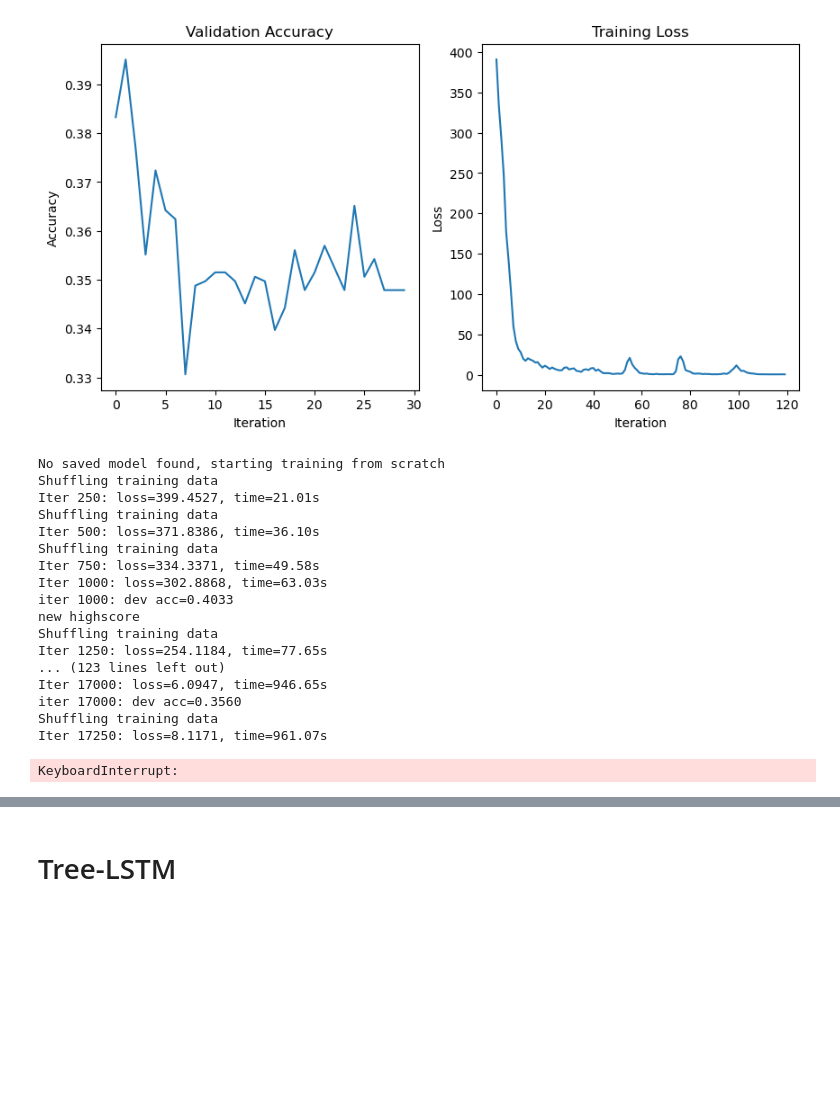
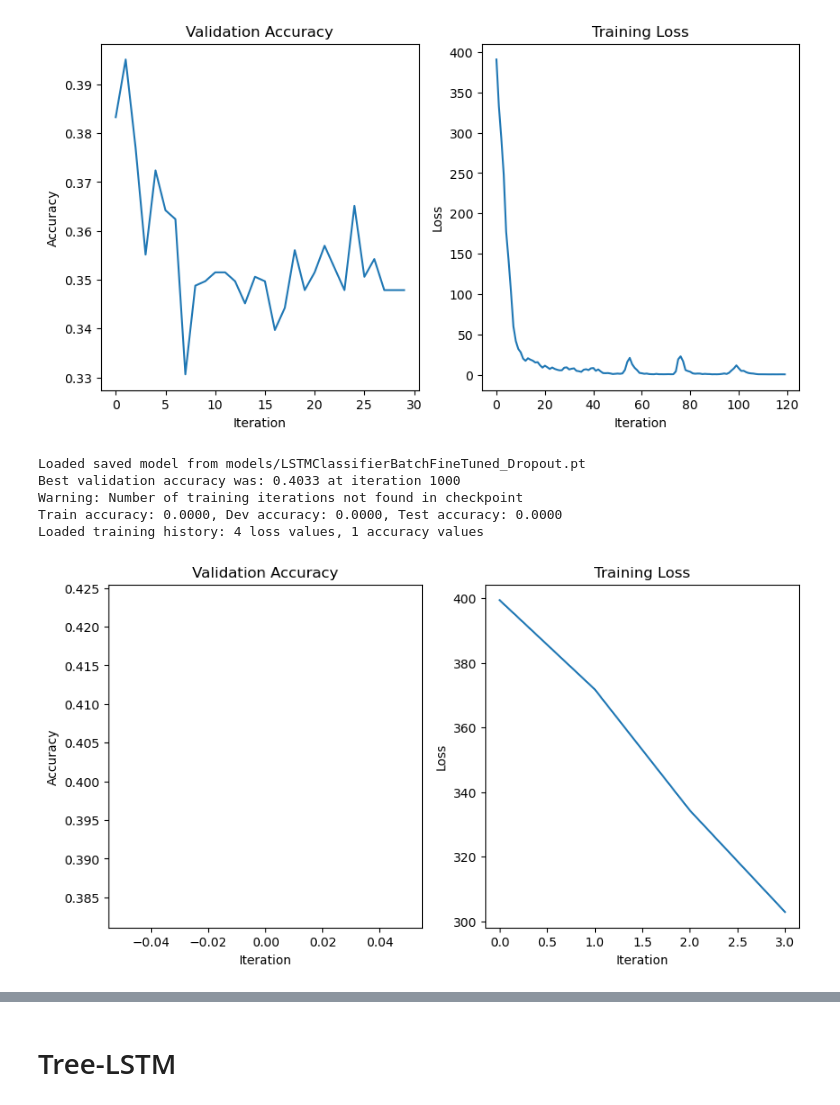
Before and after one commit to NiccoloCase/uva-nlp-1-assignments, a Jupyter notebook: assignment2/NLP1_2025_Practical_2.ipynb, the cells around one changed output, grey strips where cells are left out. Cells and saved outputs as stored; diff of their text form; code cells hidden in the pictures; blank space fills up the shorter version.

```diff
--- a/assignment2/NLP1_2025_Practical_2.ipynb
+++ b/assignment2/NLP1_2025_Practical_2.ipynb
@@ -586,7 +587,9 @@ def train_model(model, optimizer, num_iterations=10000,
   Returns:
     - losses: list of training loss values
     - accuracies: list of validation accuracies
-
+    - train_acc: final training accuracy
+    - dev_acc: final validation accuracy
+    - test_acc: final test accuracy
 
     I have modified the original code to save the losses and accuracies during training and
     to allow for a custom model name for saving the model.
@@ -704,13 +707,18 @@ def train_model(model, optimizer, num_iterations=10000,
 
         # Save test accuracy to checkpoint
         ckpt["test_acc"] = test_acc
+        ckpt["train_acc"] = train_acc
+        ckpt["dev_acc"] = dev_acc
         torch.save(ckpt, path)
 
         print("best model iter {:d}: "
               "train acc={:.4f}, dev acc={:.4f}, test acc={:.4f}".format(
                   best_iter, train_acc, dev_acc, test_acc))
 
-        return losses, accuracies
+
+        # I have also modified the return statement to return also the accuracies of the train, dev, and test sets.
+        # - Niccolò
+        return losses, accuracies, train_acc, dev_acc, test_acc
 # %%
 def load_or_train_model(model, optimizer, num_iterations=10000,
                 print_every=1000, eval_every=1000,
@@ -745,11 +753,11 @@ def load_or_train_model(model, optimizer, num_iterations=10000,
         else:
             print("Warning: Number of training iterations not found in checkpoint")
 
-        # Display test accuracy if available
-        if "test_acc" in ckpt:
-            print(f"Test accuracy: {ckpt['test_acc']:.4f}")
-        else:
-            print("Warning: Test accuracy not found in checkpoint")
+        train_acc = ckpt.get("train_acc", 0.0)
+        dev_acc = ckpt.get("dev_acc", 0.0)
+        test_acc = ckpt.get("test_acc", 0.0)
+        print(f"Train accuracy: {train_acc:.4f}, Dev accuracy: {dev_acc:.4f}, Test accuracy: {test_acc:.4f}")
+
 
         # Return saved losses and accuracies if they exist, otherwise empty lists
         losses = ckpt.get("losses", [])
@@ -760,7 +768,8 @@ def load_or_train_model(model, optimizer, num_iterations=10000,
         else:
             print("Warning: No training history found in checkpoint")
 
-        return losses, accuracies
+
+        return losses, accuracies, train_acc, dev_acc, test_acc
     else:
         print("No saved model found, starting training from scratch")
 
@@ -1777,7 +1773,7 @@ optimizer = optim.Adagrad(
 )
 
 
-lstm_tune_losses, lstm_tune_accuracies = load_or_train_model(
+lstm_tune_losses, lstm_tune_accuracies, *_ = load_or_train_model(
     lstm_finetuned_model, optimizer, num_iterations=30000,
     print_every=250, eval_every=1000,
     batch_size=batch_size,
@@ -1810,52 +1806,40 @@ plot_curves(lstm_tune_accuracies, lstm_tune_losses)
 # 1. Re-initialize the model with the new class definition
 lstm_finetuned_model = LSTMClassifier(len(v.w2i), 300, 168, len(t2i), v, enable_embedding_dropout=True)
 
 # 2. Load GloVe vectors and unfreeze
 with torch.no_grad():
     lstm_finetuned_model.embed.weight.data.copy_(torch.from_numpy(vectors))
     lstm_finetuned_model.embed.weight.requires_grad = True
 
 lstm_finetuned_model = lstm_finetuned_model.to(device)
 
 # 3. Define Optimizer with Split Learning Rates (Paper Section 5.3)
 # Separate embedding parameters from the rest
 embedding_params = list(lstm_finetuned_model.embed.parameters())
 rest_params = [p for n, p in lstm_finetuned_model.named_parameters() if "embed" not in n]
 
 optimizer = optim.Adagrad([
     {'params': rest_params, 'lr': 0.05},       # Standard weights: 0.05
     {'params': embedding_params, 'lr': 0.1}    # Embeddings: 0.1 (Higher, but safe due to dropout)
 ], weight_decay=1e-4)
 
 # 4. Train
-lstm_tune_losses, lstm_tune_accuracies = load_or_train_model(
+lstm_tune_losses, lstm_tune_accuracies, *_ = load_or_train_model(
     lstm_finetuned_model, optimizer, num_iterations=30000,
     print_every=250, eval_every=1000,
     batch_size=25,
     batch_fn=get_minibatch,
     prep_fn=prepare_minibatch,
     eval_fn=evaluate, model_name="LSTMClassifierBatchFineTuned_Dropout")
 
 plot_curves(lstm_tune_accuracies, lstm_tune_losses)
 # %% [output]
-No saved model found, starting training from scratch
-Shuffling training data
-Iter 250: loss=399.4527, time=21.01s
-Shuffling training data
-Iter 500: loss=371.8386, time=36.10s
-Shuffling training data
-Iter 750: loss=334.3371, time=49.58s
-Iter 1000: loss=302.8868, time=63.03s
-iter 1000: dev acc=0.4033
-new highscore
-Shuffling training data
-Iter 1250: loss=254.1184, time=77.65s
-... (123 lines left out)
-Iter 17000: loss=6.0947, time=946.65s
-iter 17000: dev acc=0.3560
-Shuffling training data
-Iter 17250: loss=8.1171, time=961.07s
+Loaded saved model from models/LSTMClassifierBatchFineTuned_Dropout.pt
+Best validation accuracy was: 0.4033 at iteration 1000
+Warning: Number of training iterations not found in checkpoint
+Train accuracy: 0.0000, Dev accuracy: 0.0000, Test accuracy: 0.0000
+Loaded training history: 4 loss values, 1 accuracy values
-KeyboardInterrupt:
+[figure, added]
 # %%
 # ==========================================
 # STAGE 1: Train with FIXED Embeddings
```
Also changed, not shown: parts of 22 cells of this notebook, 2 other files.
